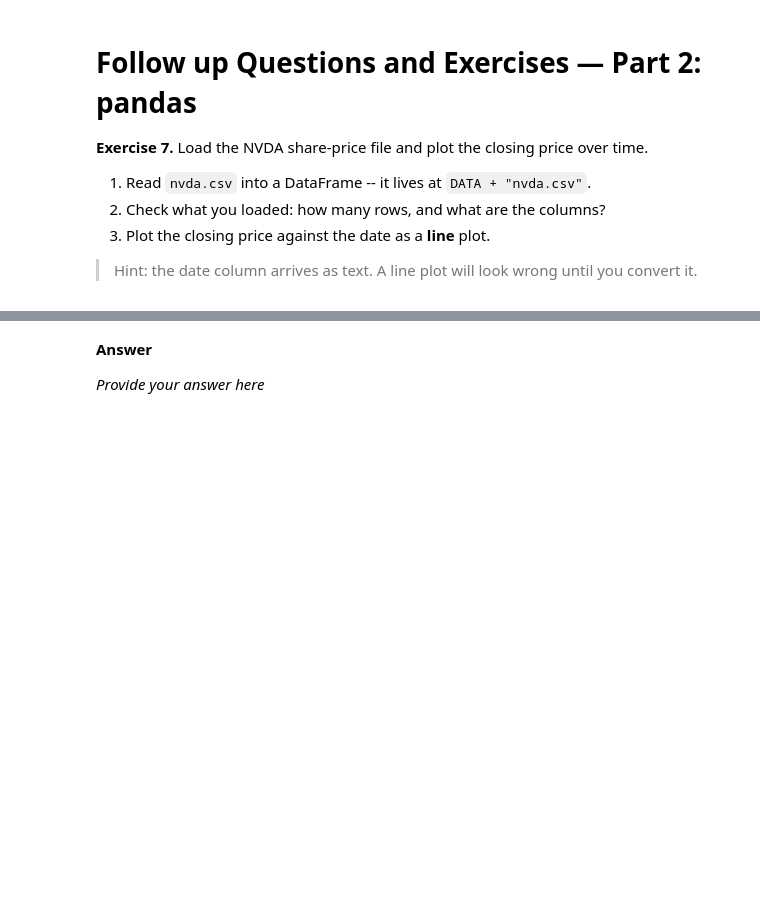
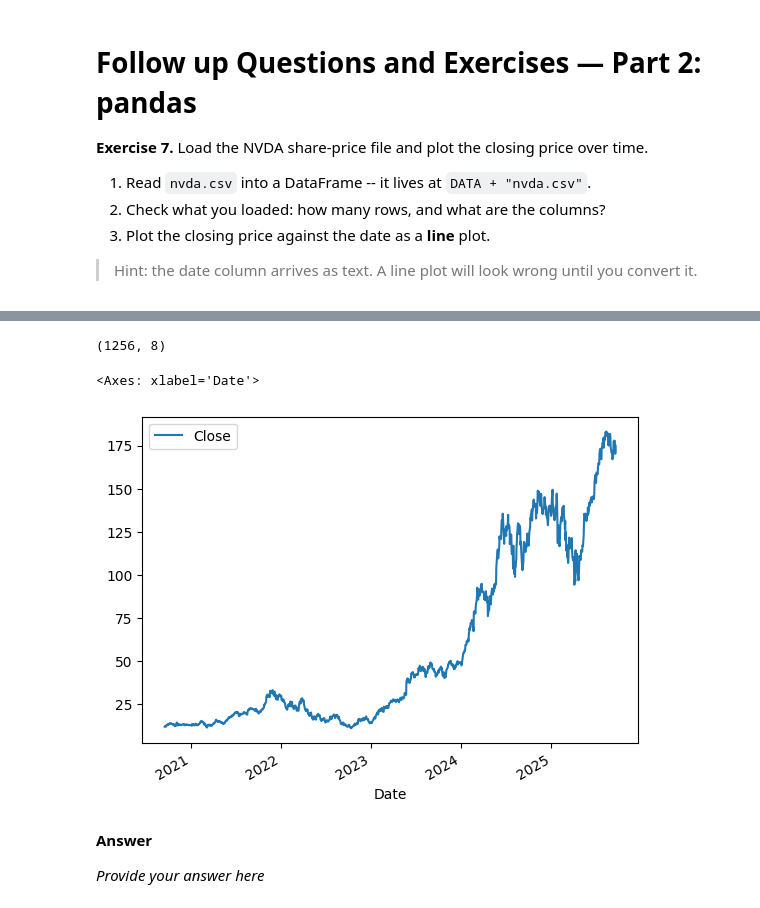
Before and after one commit to subbzzz/quote-generator, a Jupyter notebook: Session 01 - Introduction to Python and Data Analysis/01_Intro_to_Python.ipynb, the cells around one changed output, grey strips where cells are left out. Saved outputs shown, nothing was run; the diff lists cells and outputs as text; code cells hidden in the pictures; blank space fills up the shorter version.

```diff
--- a/Session 01 - Introduction to Python and Data Analysis/01_Intro_to_Python.ipynb
+++ b/Session 01 - Introduction to Python and Data Analysis/01_Intro_to_Python.ipynb
@@ -427,3 +525,7 @@ diamonds.plot(kind="scatter", x="carat", y="price", alpha=0.1, figsize=(7, 4));
 > Hint: the date column arrives as text. A line plot will look wrong until you convert it.
 # %%
 # Your code here -- step 1: read nvda.csv and look at it
+import pandas as pd
+
+nvda = pd.read_csv(DATA + "nvda.csv")
+nvda.head()
@@ -430,7 +539,15 @@ diamonds.plot(kind="scatter", x="carat", y="price", alpha=0.1, figsize=(7, 4));
 # %%
 # Your code here -- step 2: how many rows, and what are the columns?
+nvda.shape
+# %% [output]
+(1256, 8)
 # %%
 # Your code here -- step 3: convert the date column, then plot Close as a line
+#nvda['Date'] = pd.to_datetime(nvda['Date'])
+nvda.plot(kind="line", x="Date", y="Close")
+# %% [output]
+<Axes: xlabel='Date'>
+[figure, added]
 # %% [markdown]
 **Answer**
 
```
Also changed, not shown: parts of 18 cells of this notebook.
